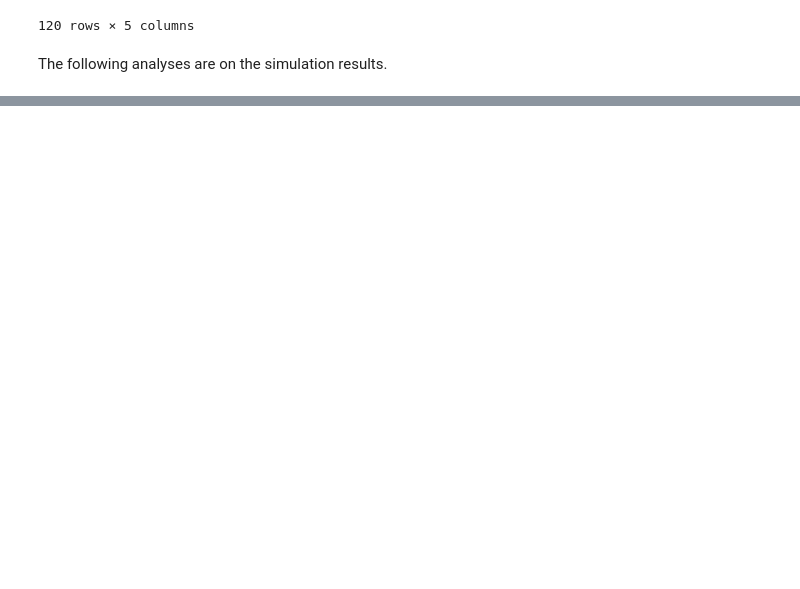
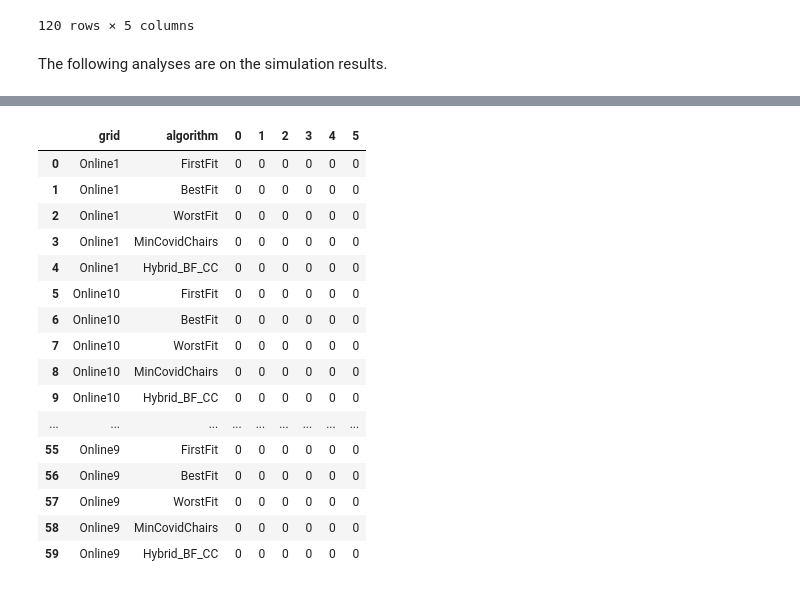
Before and after one commit to Martijn-Sturm/cinema_project, a Jupyter notebook: run_online_tests.ipynb, the cells around one changed output, grey strips where cells are left out. Cells and saved outputs as stored; diff of their text form; code cells hidden in the pictures; blank space fills up the shorter version.

```diff
--- a/run_online_tests.ipynb
+++ b/run_online_tests.ipynb
@@ -153,0 +187,8 @@ df_sim.groupby(['grid']).max()
+# %%
+# For each grid - group_sequence combination, rank the algorithms in respect to each other
+df_sim.index.names = ['group_sequence', 'grid']
+df_ranking = df_sim.reset_index().melt(id_vars=['group_sequence','grid'], value_name='seats', var_name='algorithm').sort_values(['grid', 'group_sequence'])
+rank = df_ranking.groupby(['grid', 'group_sequence'])
+rank = rank['seats'].rank(method='min', ascending=False)
+df_ranking['rank'] = rank
+df_ranking
@@ -153,0 +209,26 @@ df_sim.groupby(['grid']).max()
+# %%
+# initialize scoreboard dataframe
+df_ranking_result = pd.DataFrame(
+    list(itertools.product(
+        df_ranking['grid'].unique(), df_ranking['algorithm'].unique()
+        ))
+        ,columns=['grid', 'algorithm']).assign(**{'0':0,'1':0,'2':0,'3':0,'4':0,'5':0})
+df_ranking_result
+# %% [output]
+|  | grid | algorithm | 0 | 1 | 2 | 3 | 4 | 5 |
+| 0 | Online1 | FirstFit | 0 | 0 | 0 | 0 | 0 | 0 |
+| 1 | Online1 | BestFit | 0 | 0 | 0 | 0 | 0 | 0 |
+| 2 | Online1 | WorstFit | 0 | 0 | 0 | 0 | 0 | 0 |
+| 3 | Online1 | MinCovidChairs | 0 | 0 | 0 | 0 | 0 | 0 |
+| 4 | Online1 | Hybrid_BF_CC | 0 | 0 | 0 | 0 | 0 | 0 |
+| 5 | Online10 | FirstFit | 0 | 0 | 0 | 0 | 0 | 0 |
+| 6 | Online10 | BestFit | 0 | 0 | 0 | 0 | 0 | 0 |
+| 7 | Online10 | WorstFit | 0 | 0 | 0 | 0 | 0 | 0 |
+| 8 | Online10 | MinCovidChairs | 0 | 0 | 0 | 0 | 0 | 0 |
+| 9 | Online10 | Hybrid_BF_CC | 0 | 0 | 0 | 0 | 0 | 0 |
+| ... | ... | ... | ... | ... | ... | ... | ... | ... |
+| 55 | Online9 | FirstFit | 0 | 0 | 0 | 0 | 0 | 0 |
+| 56 | Online9 | BestFit | 0 | 0 | 0 | 0 | 0 | 0 |
+| 57 | Online9 | WorstFit | 0 | 0 | 0 | 0 | 0 | 0 |
+| 58 | Online9 | MinCovidChairs | 0 | 0 | 0 | 0 | 0 | 0 |
+| 59 | Online9 | Hybrid_BF_CC | 0 | 0 | 0 | 0 | 0 | 0 |
```
Also changed, not shown: parts of 19 cells of this notebook.
